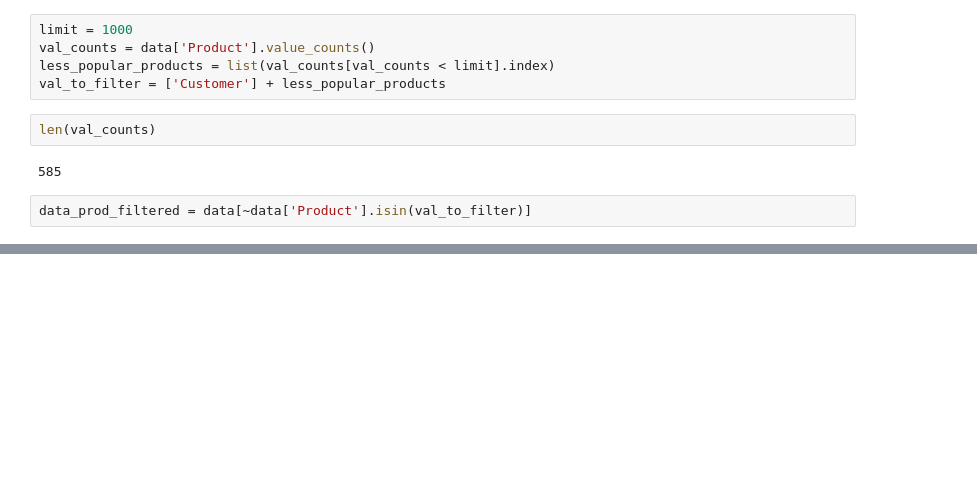
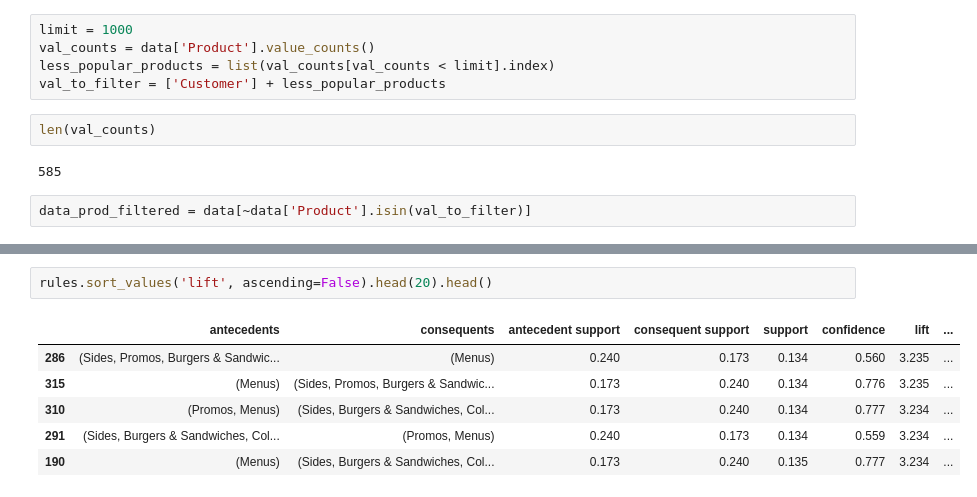
Before and after one commit to tooploox/amrest_poc, a Jupyter notebook: notebooks/basket_analysis.ipynb, the cells around one changed output, grey strips where cells are left out. Saved outputs shown, nothing was run; the diff lists cells and outputs as text; blank space fills up the shorter version.

```diff
--- a/notebooks/basket_analysis.ipynb
+++ b/notebooks/basket_analysis.ipynb
@@ -230,0 +321,9 @@ data_prod_filtered = data[~data['Product'].isin(val_to_filter)]
+# %%
+rules.sort_values('lift', ascending=False).head(20).head()
+# %% [output]
+|  | antecedents | consequents | antecedent support | consequent support | support | confidence | lift | ... |
+| 286 | (Sides, Promos, Burgers & Sandwic... | (Menus) | 0.240 | 0.173 | 0.134 | 0.560 | 3.235 | ... |
+| 315 | (Menus) | (Sides, Promos, Burgers & Sandwic... | 0.173 | 0.240 | 0.134 | 0.776 | 3.235 | ... |
+| 310 | (Promos, Menus) | (Sides, Burgers & Sandwiches, Col... | 0.173 | 0.240 | 0.134 | 0.777 | 3.234 | ... |
+| 291 | (Sides, Burgers & Sandwiches, Col... | (Promos, Menus) | 0.240 | 0.173 | 0.134 | 0.559 | 3.234 | ... |
+| 190 | (Menus) | (Sides, Burgers & Sandwiches, Col... | 0.173 | 0.240 | 0.135 | 0.777 | 3.234 | ... |
```
Also changed, not shown: parts of 71 cells of this notebook, 1 other file.
